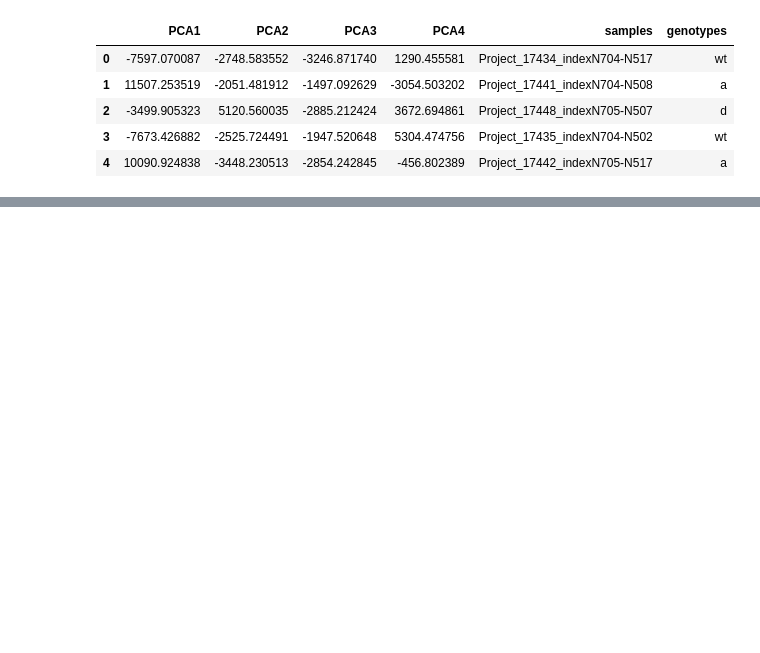
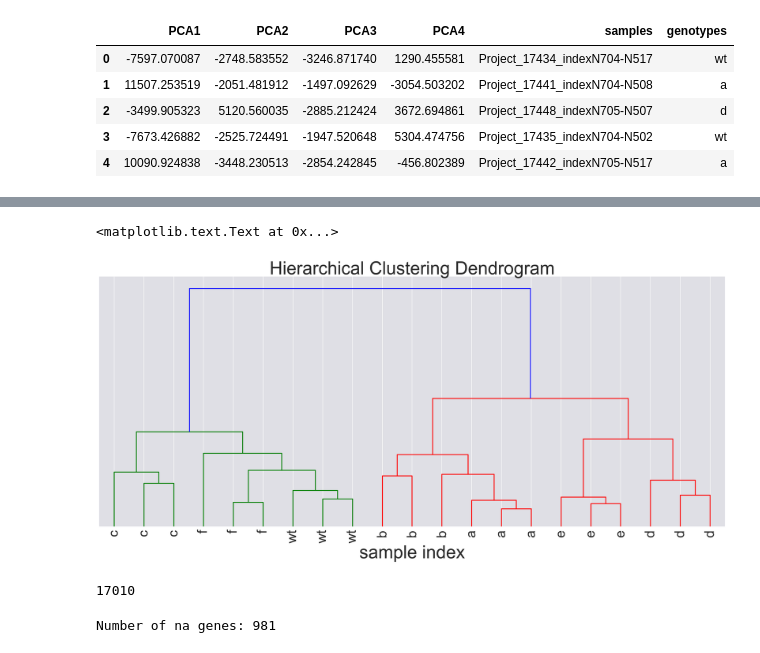
Before and after one commit to WormLabCaltech/mprsq, a Jupyter notebook: src/Genetic Analysis of RNA-Seq Data.ipynb, the cells around one changed output, grey strips where cells are left out. Cells and saved outputs as stored; diff of their text form; code cells hidden in the pictures; blank space fills up the shorter version.

```diff
--- a/src/Genetic Analysis of RNA-Seq Data.ipynb
+++ b/src/Genetic Analysis of RNA-Seq Data.ipynb
@@ -72,0 +66,4 @@ The first 4 principal components explain >=90% of the data
+# %%
+# PCA
+pca_matrix = genpy.make_matrix(tpm, genmap, 'project_name', 'tpm')
+sklearn_pca, n = genpy.pca(pca_matrix)
@@ -128,0 +121,73 @@ range(1, 10)
+# %%
+model = linkage(sklearn_pca.transform(pca_matrix), 'ward')
+
+plt.figure(figsize=(25, 10))
+dendrogram(
+    model,
+    truncate_mode='level',  # show only the last p merged clusters
+    labels=df_nD.genotypes.values,
+    p=21,  # show only the last p merged clusters
+    show_leaf_counts=False,  # otherwise numbers in brackets are counts
+    leaf_rotation=90.,
+    leaf_font_size=12.,
+    show_contracted=True,  # to get a distribution impression in truncated branches
+)
+plt.xticks(fontsize=30)
+plt.gca().yaxis.set_major_locator(plt.NullLocator())
+# plt.yticks(fontsize=30)
+plt.title('Hierarchical Clustering Dendrogram', fontsize=40)
+plt.xlabel('sample index', fontsize=40)
+# plt.ylabel('distance', fontsize=40)
+# %% [output]
+<matplotlib.text.Text at 0x...>
+[figure, added]
+# %%
+# Figure out what genes are in 10% or above expression in TPM for all samples. Delete anything below that...
+names = ['']
+for key, name in enumerate(tpm):
+    # drop anything in the bottom 10%
+    min_tpm= (tpm[name].tpm < tpm[name].tpm.quantile(.1))
+    # drop anything that has 0 tpm
+    zero = (tpm[name].tpm == 0)
+    # find those ids:
+    series = tpm[name][min_tpm | zero].target_id
+    names = names + pd.Series.tolist(series)
+
+#find the set of names (no repetitions) that don't pass the filter
+names = list(set(names))
+names = names[1:]
+len(names)
+# %% [output]
+17010
+# %%
+na = []
+for key, genotype in enumerate(beta):
+    # replace beta dfs with filtered values also
+    beta[genotype] = beta[genotype][~beta[genotype].target_id.isin(names)]
+    not_dropped = beta[genotype].dropna(axis=0, subset=['b']).target_id.values
+    na_here = beta[genotype][~beta[genotype].target_id.isin(not_dropped)].target_id.values
+    na = na + pd.Series.tolist(na_here)
+
+na = list(set(na))
+print('Number of na genes: {0}'.format(len(na)))
+
+# filter everything that has beta == nan
+beta_filtered = {}
+tpm_filtered = {}
+for key, name in enumerate(tpm):
+    # replace tpm dfs with the filtered values:
+    filter1 = (~tpm[name].target_id.isin(names))
+    temp =  tpm[name][filter1]
+    filter2 = (~temp.target_id.isin(na))
+    temp2 = temp[filter2]
+    tpm_filtered[name] = temp2.copy()
+
+for key, genotype in enumerate(beta):
+    # replace beta dfs with filtered values also
+    filter1 = (~beta[genotype].target_id.isin(names))
+    temp =  beta[genotype][filter1]
+    filter2 = (~temp.target_id.isin(na))
+    temp2 = temp[filter2]
+    beta_filtered[genotype] =temp2.copy()
+# %% [output]
+Number of na genes: 981
```
Also changed, not shown: parts of 19 cells of this notebook, 4 other files.
